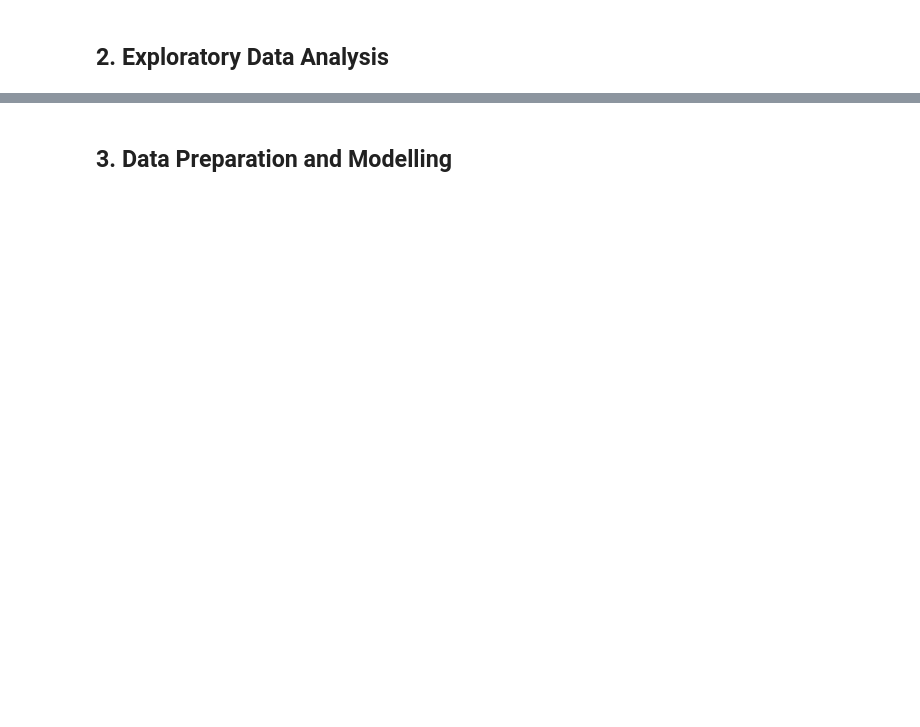
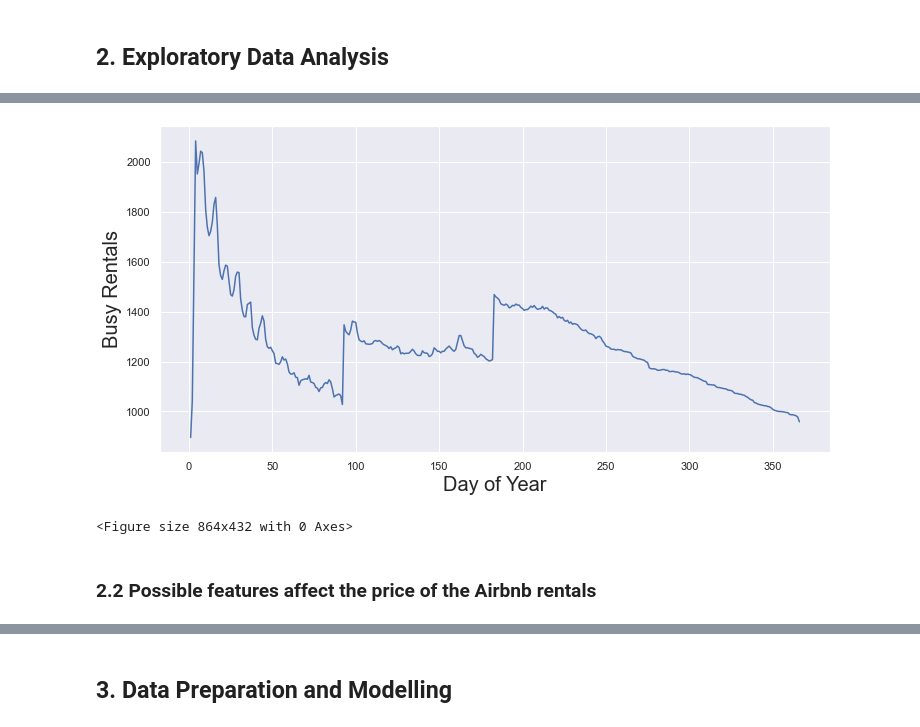
Before and after one commit to seansunn/AirbnbDataAnalysis, a Jupyter notebook: Airbnb.ipynb, the cells around one changed output, grey strips where cells are left out. Saved outputs shown, nothing was run; the diff lists cells and outputs as text; code cells hidden in the pictures; blank space fills up the shorter version.

```diff
--- a/Airbnb.ipynb
+++ b/Airbnb.ipynb
@@ -20,0 +34,4 @@ import seaborn as sns
+# %%
+# select features
+calendar = calendar[['listing_id', 'date', 'available']]
+calendar.head()
@@ -20,0 +58,3 @@ import seaborn as sns
+# %%
+# convert type of the date to datetime object and get day of year
+calendar['date'] = pd.to_datetime(calendar['date'], format='%Y-%m-%d').dt.dayofyear
@@ -20,0 +67,6 @@ import seaborn as sns
+# %%
+# convert f to 1 and t to 0
+calendar.loc[calendar.available == 'f', 'available'] = 1
+calendar.loc[calendar.available == 't', 'available'] = 0
+calendar.rename(columns = {'available':'busy'}, inplace = True)
+calendar.head()
@@ -20,0 +80,4 @@ import seaborn as sns
+# %%
+# group by date and get the sum of rentals that are busy during the day
+calendar = calendar[['date', 'busy']].groupby('date').sum().reset_index()
+calendar.head()
@@ -21 +91,17 @@ import seaborn as sns
+# %%
+# graph the "day of year" vs. "busy rentals" to observe the busy time in Seattle
+sns.set_theme()
+sns.set(rc={"figure.figsize":(12, 6)})
+sns.lineplot(data=calendar,
+                x='date',
+                y='busy')
+plt.xlabel('Day of Year', fontsize=20)
+plt.ylabel("Busy Rentals", fontsize=20)
+plt.show()
+plt.clf()
+# %% [output]
+[figure, added]
+<Figure size 864x432 with 0 Axes>
+# %% [markdown]
+### 2.2 Possible features affect the price of the Airbnb rentals
 # %%
```
Also changed, not shown: parts of 50 cells of this notebook.
